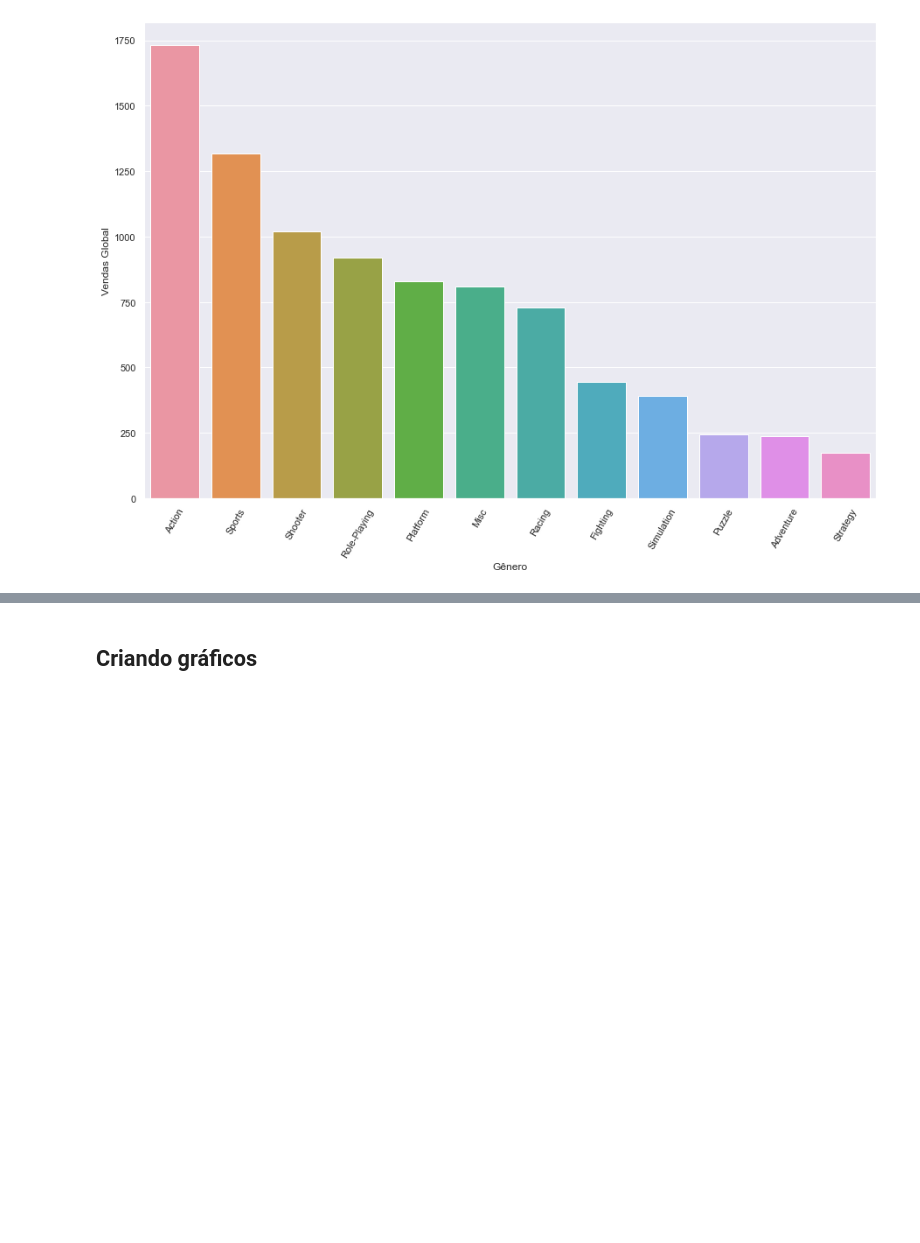
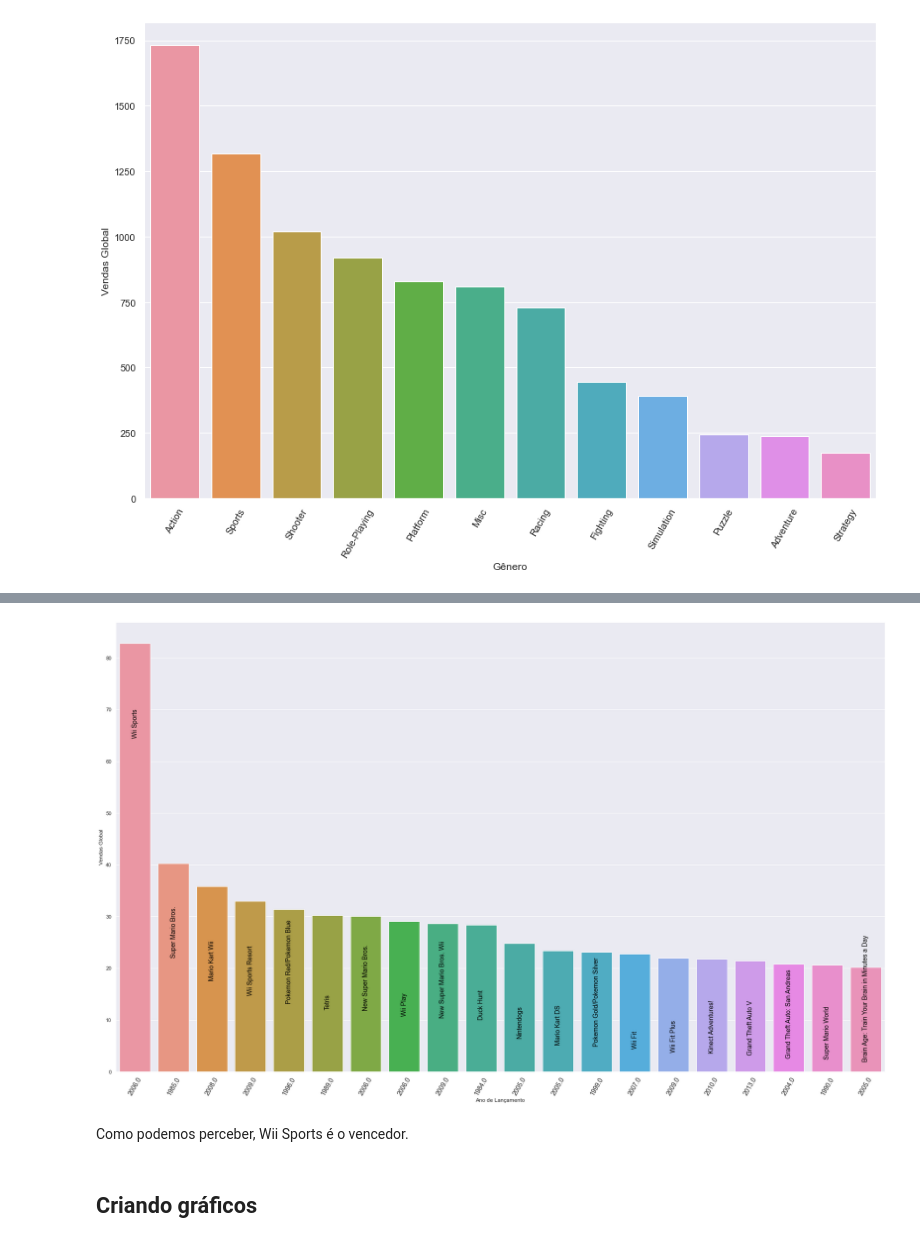
Before and after one commit to elle-rapachi/Vendas-de-Jogos-de-Videogames, a Jupyter notebook: Vendas de Jogos de Videogames.ipynb, the cells around one changed output, grey strips where cells are left out. Saved outputs shown, nothing was run; the diff lists cells and outputs as text; code cells hidden in the pictures; blank space fills up the shorter version.

Commit message:
Qual jogo têm o maior preço de venda globalmente?

```diff
--- a/Vendas de Jogos de Videogames.ipynb
+++ b/Vendas de Jogos de Videogames.ipynb
@@ -502,0 +477,5 @@ plt.xticks(rotation = 60)
+# %%
+top_jogo_venda = videogames.head(20)
+top_jogo_venda = top_jogo_venda[['Nome', 'Ano', 'Gênero', 'Vendas Global']]
+top_jogo_venda = top_jogo_venda.sort_values(by = ['Vendas Global'], ascending = False)
+top_jogo_venda
@@ -503,3 +500,23 @@ plt.xticks(rotation = 60)
+# %%
+nome = top_jogo_venda['Nome']
+ano = top_jogo_venda['Ano']
+y = np.arange(0, 20)
+# %%
+plt.figure(figsize = (30,18))
+g = sns.barplot(x = 'Nome', y = 'Vendas Global', data = top_jogo_venda)
+
+index = 0
+for value in top_jogo_venda['Vendas Global']:
+    g.text(index, value - 18, nome[index], color = '#000', size = 14, rotation = 90, ha = 'center')
+    index += 1
+
+plt.xticks(y, top_jogo_venda['Ano'], fontsize = 14, rotation = 60)
+plt.xlabel('Ano de Lançamento')
+plt.show()
+# %% [output]
+[figure, added]
+# %% [markdown]
+Como podemos perceber, Wii Sports é o vencedor.
 # %% [markdown]
 ## Criando gráficos
 # %%
```
Also changed, not shown: parts of 16 cells of this notebook.
